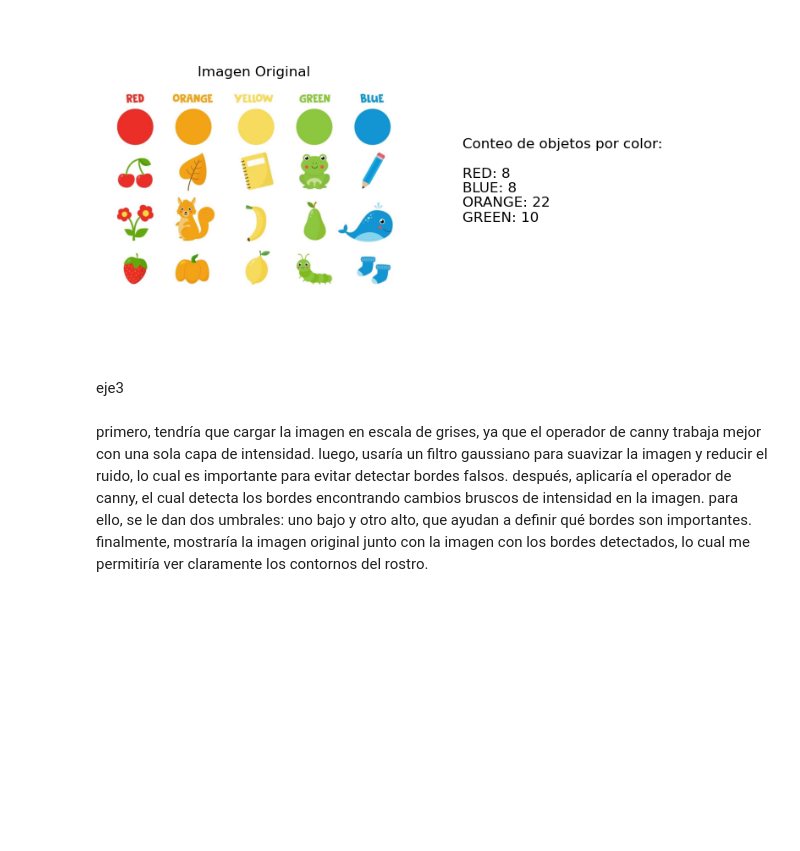
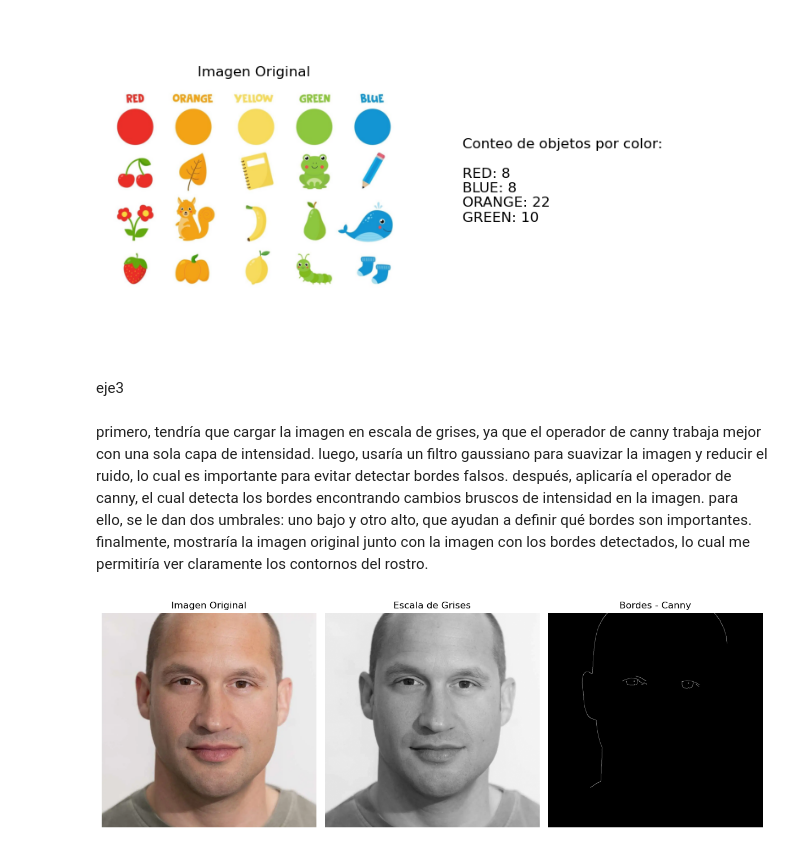
Before and after one commit to FcCaba/Procesamiento-De-Imagenes, a Jupyter notebook: unidad2/LABORATORIOS/LAB 2/lab.ipynb, the cells around one changed output. Cells and saved outputs as stored; diff of their text form; code cells hidden in the pictures; blank space fills up the shorter version.

```diff
--- a/unidad2/LABORATORIOS/LAB 2/lab.ipynb
+++ b/unidad2/LABORATORIOS/LAB 2/lab.ipynb
@@ -91,3 +91,48 @@ plt.show()
 eje3
 # %% [markdown]
 primero, tendría que cargar la imagen en escala de grises, ya que el operador de canny trabaja mejor con una sola capa de intensidad. luego, usaría un filtro gaussiano para suavizar la imagen y reducir el ruido, lo cual es importante para evitar detectar bordes falsos. después, aplicaría el operador de canny, el cual detecta los bordes encontrando cambios bruscos de intensidad en la imagen. para ello, se le dan dos umbrales: uno bajo y otro alto, que ayudan a definir qué bordes son importantes. finalmente, mostraría la imagen original junto con la imagen con los bordes detectados, lo cual me permitiría ver claramente los contornos del rostro.
+# %%
+import cv2
+import numpy as np
+import matplotlib.pyplot as plt
+
+def aplicar_canny_detallado(imagen_gray, t1=100, t2=200, suavizar=True):
+    if suavizar:
+        imagen_gray = cv2.GaussianBlur(imagen_gray, (5, 5), sigmaX=1.4)
+
+    canny = cv2.Canny(imagen_gray, t1, t2)
+    return canny
+
+def mostrar_resultado_canny(imagen_path):
+    img = cv2.imread(imagen_path)
+    if img is None:
+        print("No se pudo cargar la imagen.")
+        return
+
+    img_gray = cv2.cvtColor(img, cv2.COLOR_BGR2GRAY)
+
+    canny_bordes = aplicar_canny_detallado(img_gray)
+
+    plt.figure(figsize=(12, 6))
+
+    plt.subplot(1, 3, 1)
+    plt.imshow(cv2.cvtColor(img, cv2.COLOR_BGR2RGB))
+    plt.title("Imagen Original")
+    plt.axis('off')
+
+    plt.subplot(1, 3, 2)
+    plt.imshow(img_gray, cmap='gray')
+    plt.title("Escala de Grises")
+    plt.axis('off')
+
+    plt.subplot(1, 3, 3)
+    plt.imshow(canny_bordes, cmap='gray')
+    plt.title("Bordes - Canny")
+    plt.axis('off')
+
+    plt.tight_layout()
+    plt.show()
+
+mostrar_resultado_canny(r"D:\Franz Caballero\Procesamiento de imagenes\Actividades\Ejercicios python\unidad2\LABORATORIOS\LAB 2\img laboratorio\cara2.webp")
+# %% [output]
+[figure, added]
```
Also changed, not shown: 2 other files.
